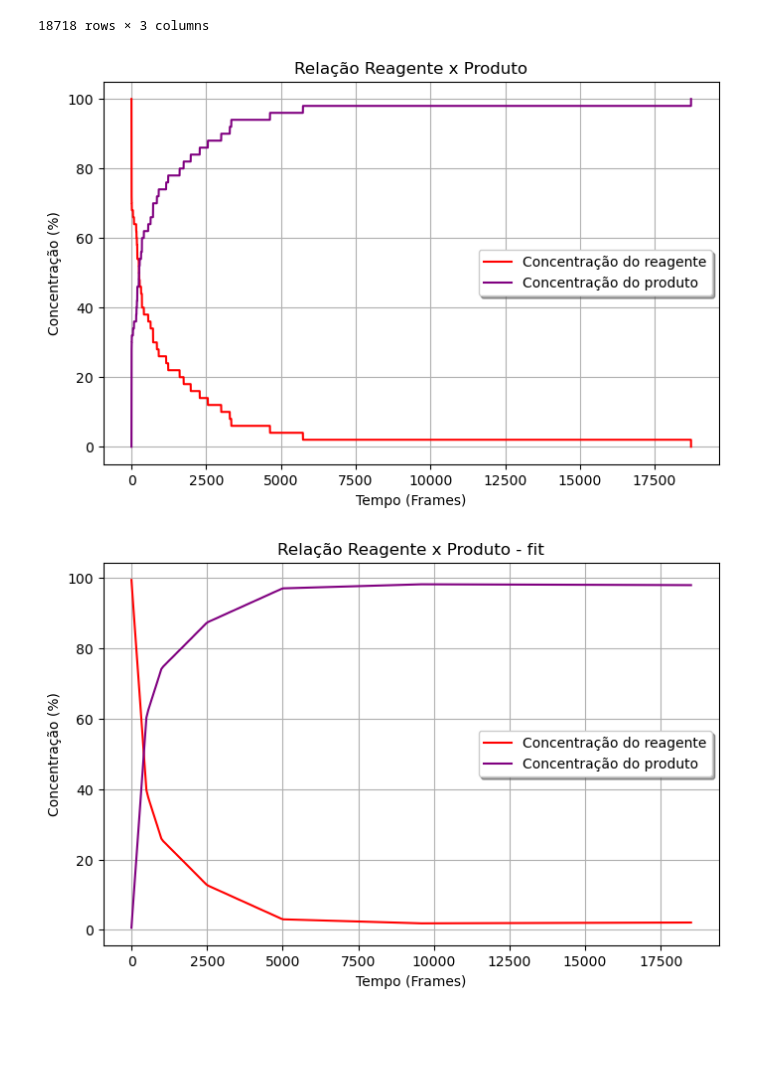
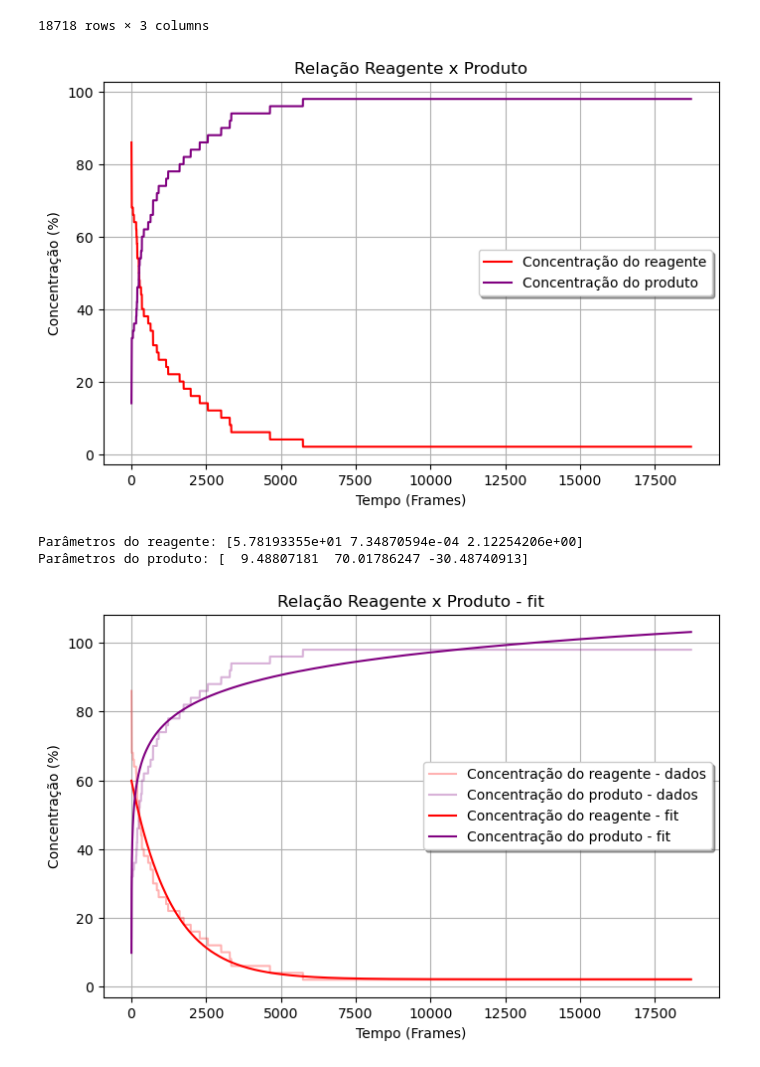
Before and after one commit to alicevk/cinetica-quimica, a Jupyter notebook: graficos.ipynb, the cells around one changed output. Cells and saved outputs as stored; diff of their text form; code cells hidden in the pictures; blank space fills up the shorter version.

```diff
--- a/graficos.ipynb
+++ b/graficos.ipynb
@@ -7,6 +7,7 @@ from scipy import interpolate
 # %%
 # ---------------------------- Importando os dados --------------------------- #
-df1 = pd.read_csv('dadosConcentracao.csv', header=None)
+df1 = pd.read_csv('dadosConcentracao100.csv', header=None)
+
 df1
 # %% [output]
 |  | 0 | 1 | 2 |
@@ -27,13 +26,17 @@ eixo_x = df1[0].tolist()
 # %%
 # ------------------------- Igualando as porcentagens ------------------------ #
-eixo_y1 = df1[1].tolist()
-eixo_y2 = df1[2].tolist()
+eixo_x = np.array(df1.iloc[1:18716, 0].tolist(), dtype=np.float128)
+
+eixo_y1 = np.array(df1.iloc[1:18716, 1].tolist(), dtype=np.float128)
+eixo_y2 = df1.iloc[1:18716, 2].tolist()
 
 eixo_y2c = []
 
 for i in eixo_y2:
     c = i*2
     eixo_y2c.append(c)
+
+eixo_y2 = np.array(eixo_y2c, dtype=np.float128)
 # %%
 # ---------------------- Plotando os dados da simulação ---------------------- #
 plt.figure(figsize=(8,5))
@@ -44,40 +47,45 @@ plt.xlabel('Tempo (Frames)')
 plt.ylabel('Concentração (%)')
 
 plt.plot(eixo_x, eixo_y1, label='Concentração do reagente', color='red')
-plt.plot(eixo_x, eixo_y2c, label='Concentração do produto', color='purple')
+plt.plot(eixo_x, eixo_y2, label='Concentração do produto', color='purple')
 
 plt.legend(loc='best', fancybox=True, shadow=True)
 plt.grid()
 plt.show()
 # %% [output]
-[figure, old version]
+[figure, new version]
-# %%
-# ---------------- Interpolando os dados com a função BSpline ---------------- #
-n = len(eixo_y1)
-step = 500
-x = range(0,n)[::step]
-
-tck1 = interpolate.splrep(x, eixo_y1[::step], s=20, k=1)
-tck2 = interpolate.splrep(x, eixo_y2c[::step], s=20, k=1)
-
-x_new = np.linspace(min(x), max(x), 300)
-
-y1_fit = interpolate.BSpline(*tck1)(x_new)
-y2_fit = interpolate.BSpline(*tck2)(x_new)
+# %%
+# --------- Encontrando os parâmetros da função descrita pelos dados --------- #
+def exp(x, a, b, c):
+    return a * np.exp(-b * x) + c
+
+def log(x, a, b, c):
+    return a * np.log(b * x) + c
+
+params1, _ = optimize.curve_fit(exp, eixo_x, eixo_y1)
+params2, _ = optimize.curve_fit(log, eixo_x, eixo_y2)
+
+print("Parâmetros do reagente:", params1, "\nParâmetros do produto:",  params2)
+# %% [output]
+Parâmetros do reagente: [5.78193355e+01 7.34870594e-04 2.12254206e+00]
+Parâmetros do produto: [  9.48807181  70.01786247 -30.48740913]
 # %%
 # --------------- Plotando interpolação dos dados da simulação --------------- #
 plt.figure(figsize=(8,5))
 
 plt.title('Relação Reagente x Produto - fit')
 
 plt.xlabel('Tempo (Frames)')
 plt.ylabel('Concentração (%)')
 
-plt.plot(x_new, y1_fit, label="Concentração do reagente", color='red')
-plt.plot(x_new, y2_fit, label="Concentração do produto", color='purple')
+plt.plot(eixo_x, eixo_y1, label='Concentração do reagente - dados', color='red', alpha=.3)
+plt.plot(eixo_x, eixo_y2, label='Concentração do produto - dados', color='purple', alpha=.3)
+
+plt.plot(eixo_x, exp(eixo_x, *params1), label="Concentração do reagente - fit", color='red')
+plt.plot(eixo_x, log(eixo_x, *params2), label="Concentração do produto - fit", color='purple')
 
 plt.legend(loc='best', fancybox=True, shadow=True)
 plt.grid()
 plt.show()
 # %% [output]
-[figure, old version]
+[figure, new version]
```
Also changed, not shown: parts of 4 cells of this notebook, 1 other file.
